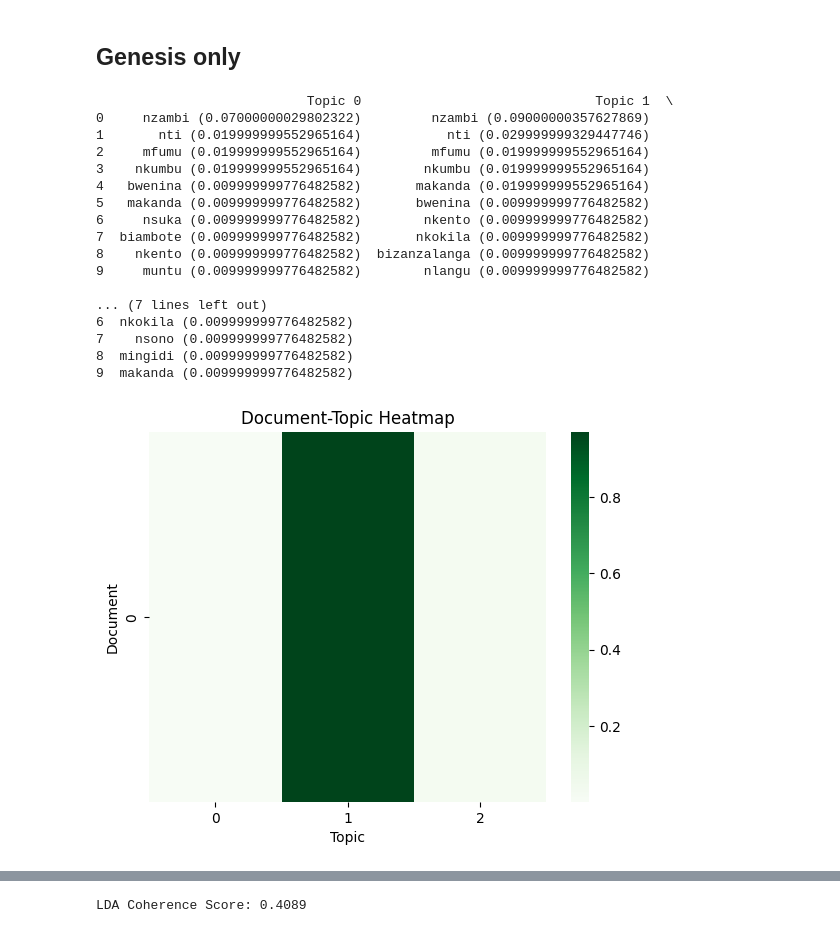
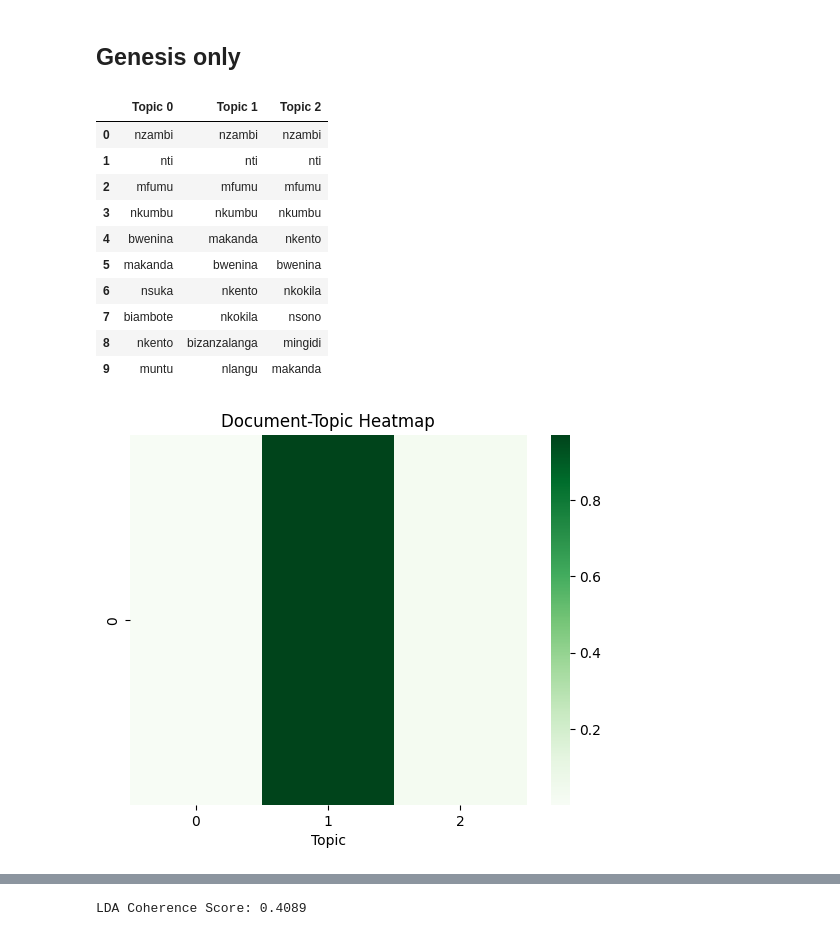
Before and after one commit to samantharosempanu/kikongo, a Jupyter notebook: kikongo_project.ipynb, the cells around one changed output, grey strips where cells are left out. Saved outputs shown, nothing was run; the diff lists cells and outputs as text; code cells hidden in the pictures.

```diff
--- a/kikongo_project.ipynb
+++ b/kikongo_project.ipynb
@@ -207,7 +205,7 @@ chapters = [
 
 def remove_stopwords_verses(nvbible):
     """
-    Removes stopwords(flawed list) and bible verses that are shorthand on the page
+    Removes stopwords(flawed list) and bible verses that are shorthand on the page, updates the same variable with each line
     """
 
 
@@ -1101,48 +1087,32 @@ lda = LdaModel(corpus, id2word=dictionary, num_topics=3,
 #making into dataframe
 pd.DataFrame({f"Topic {n}":[w for (w,tw) in words]
               for (n, words) in lda.show_topics(formatted=False)})
-
-#want to view the weights of each word in the top 10
-topic_words_weighted = pd.DataFrame({
-    f"Topic {topic_id}": [f"{word} ({round(weight, 2)})" for word, weight in words]
-    for topic_id, words in lda.show_topics(formatted=False)
-})
-
-print(topic_words_weighted) #so I can see the weights of each word in the top 10
 # %% [output]
-                           Topic 0                              Topic 1  \
-0     nzambi (0.07000000029802322)         nzambi (0.09000000357627869)
-1       nti (0.019999999552965164)           nti (0.029999999329447746)
-2     mfumu (0.019999999552965164)         mfumu (0.019999999552965164)
-3    nkumbu (0.019999999552965164)        nkumbu (0.019999999552965164)
-4   bwenina (0.009999999776482582)       makanda (0.019999999552965164)
-5   makanda (0.009999999776482582)       bwenina (0.009999999776482582)
-6     nsuka (0.009999999776482582)        nkento (0.009999999776482582)
-7  biambote (0.009999999776482582)       nkokila (0.009999999776482582)
-8    nkento (0.009999999776482582)  bizanzalanga (0.009999999776482582)
-9     muntu (0.009999999776482582)        nlangu (0.009999999776482582)
-
-... (7 lines left out)
-6  nkokila (0.009999999776482582)
-7    nsono (0.009999999776482582)
-8  mingidi (0.009999999776482582)
-9  makanda (0.009999999776482582)
+|  | Topic 0 | Topic 1 | Topic 2 |
+| 0 | nzambi | nzambi | nzambi |
+| 1 | nti | nti | nti |
+| 2 | mfumu | mfumu | mfumu |
+| 3 | nkumbu | nkumbu | nkumbu |
+| 4 | bwenina | makanda | nkento |
+| 5 | makanda | bwenina | bwenina |
+| 6 | nsuka | nkento | nkokila |
+| 7 | biambote | nkokila | nsono |
+| 8 | nkento | bizanzalanga | mingidi |
+| 9 | muntu | nlangu | makanda |
 # %%
 #creating document-topic matrix
-topics = pd.DataFrame([
-    dict(lda.get_document_topics(doc, minimum_probability=0.0))
-    for doc in corpus
+topics = pd.DataFrame([dict(lda.get_document_topics(d, minimum_probability=0))
+    for d in corpus
 ])
 
 
 #viewing it
 sns.heatmap(topics, cmap="Greens", cbar=True)
 plt.xlabel("Topic")
-plt.ylabel("Document")
 plt.title("Document-Topic Heatmap")
 plt.show()
 # %% [output]
-[figure, old version]
+[figure, new version]
 # %%
 #interactive visualisation
 import pyLDAvis.gensim_models as gensimvis  #discrepancies between gensim and pyLDAvis. Downgraded to scikit-learn version 1.2.2
```
Also changed, not shown: parts of 28 cells of this notebook.
